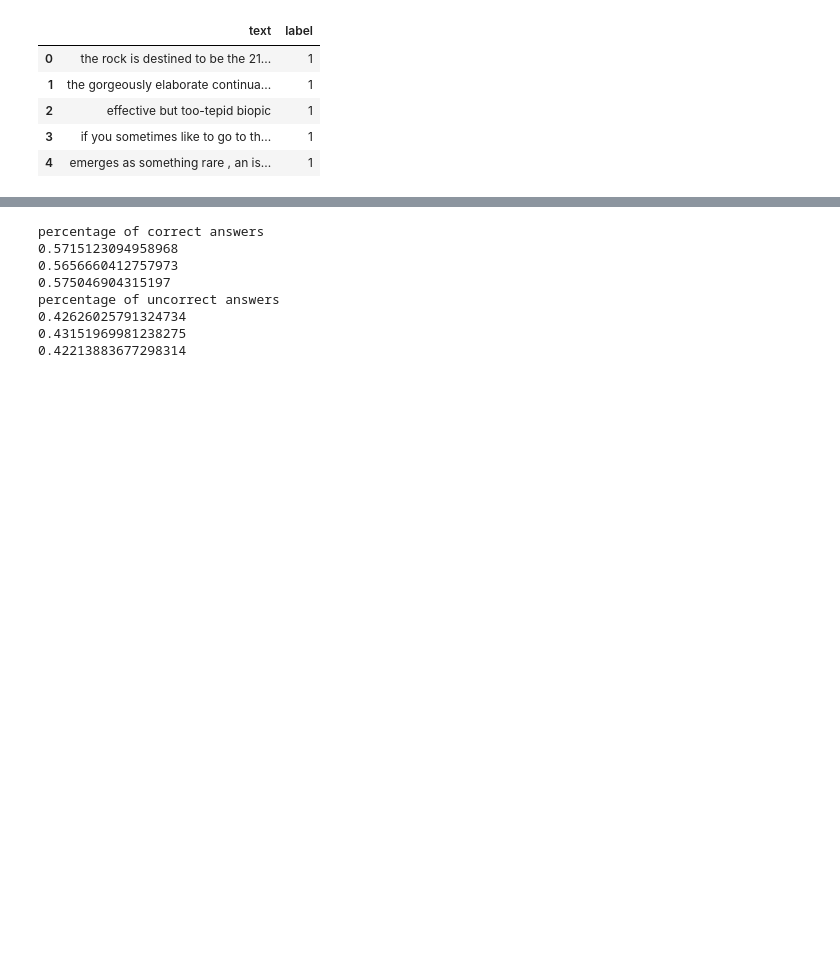
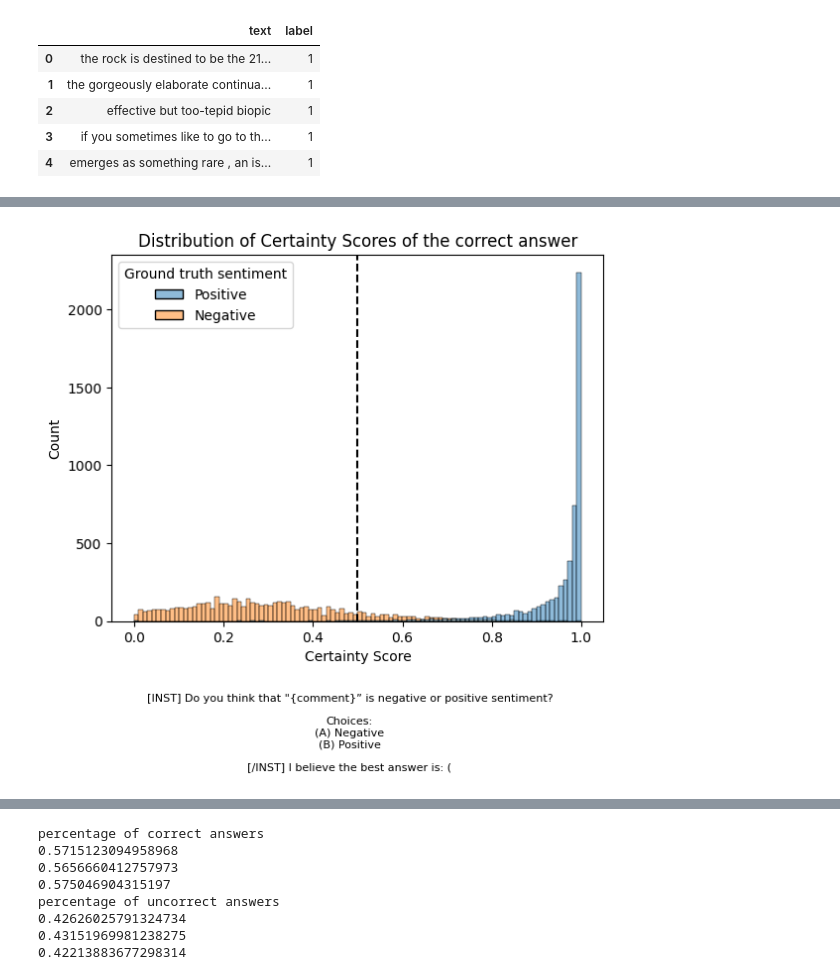
Before and after one commit to henrypapadatos/LLM-sycophancy, a Jupyter notebook: Evaluate_B_biais.ipynb, the cells around one changed output, grey strips where cells are left out. Saved outputs shown, nothing was run; the diff lists cells and outputs as text; code cells hidden in the pictures; blank space fills up the shorter version.

```diff
--- a/Evaluate_B_biais.ipynb
+++ b/Evaluate_B_biais.ipynb
@@ -132,17 +181,23 @@ def filtration(df):
         torch.cuda.empty_cache()
 # %%
 import seaborn as sns
-def plot_certainty(df):
+def plot_certainty(df, template, Labels):
+    df_plot = df.copy()
+    #change labels values from 0 to Negative and 1 to Positive
+    df_plot['label'] = df_plot['label'].apply(lambda x: 'Negative' if x==0 else 'Positive')
     #get the distribution of the certainty scores in a sns bar plot, have a different color of different labels
-    sns.histplot(data=df, x='correct', hue='label', bins=100, multiple='layer')
-    # #print a legend (Negative is 0 and Positive is 1)
-    plt.legend(title='Sentiment', loc='upper left', labels=['Negative', 'Positive'])
-    #set x axis label
+    g = sns.histplot(data=df_plot, x='correct', hue='label', bins=100, multiple='layer')
+
+    #get the legend object
+    legend = g.get_legend()
+    #set the title of the legend
+    legend.set_title('Ground truth sentiment')
+
     #draw a vertical line at 0.5
     plt.axvline(x=0.5, color='black', linestyle='--')
     plt.xlabel('Certainty Score', )
     #add caption
-    caption = template + '\nlabels: [' + Labels[0] + ', ' + Labels[1] + ']'
+    caption = template# + '\nlabels: [' + Labels[0] + ', ' + Labels[1] + ']'
     plt.figtext(0.5, -0.2, caption, wrap=True, horizontalalignment='center', fontsize=8)
     #set title
     plt.title('Distribution of Certainty Scores of the correct answer')
@@ -156,0 +204,12 @@ df_train['correct'].hist(bins=50, figsize=(3,3))
+# %%
+df_train['correct'] = np.nan
+df_train['Split'] = 'train'
+filtration(df_train, template1, Labels1)
+df_test['correct'] = np.nan
+df_test['Split'] = 'test'
+filtration(df_test, template1, Labels1)
+df_val['correct'] = np.nan
+df_val['Split'] = 'validation'
+filtration(df_val, template1, Labels1)
+
+df_1 = pd.concat([df_train, df_test, df_val])
@@ -156,0 +242,4 @@ df_train['correct'].hist(bins=50, figsize=(3,3))
+# %%
+plot_certainty(df_1, template1, Labels1)
+# %% [output]
+[figure, added]
```
Also changed, not shown: parts of 20 cells of this notebook.
